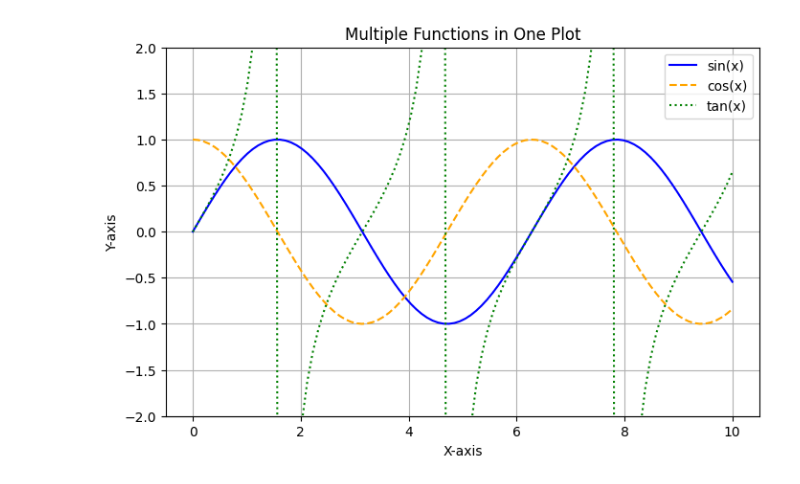
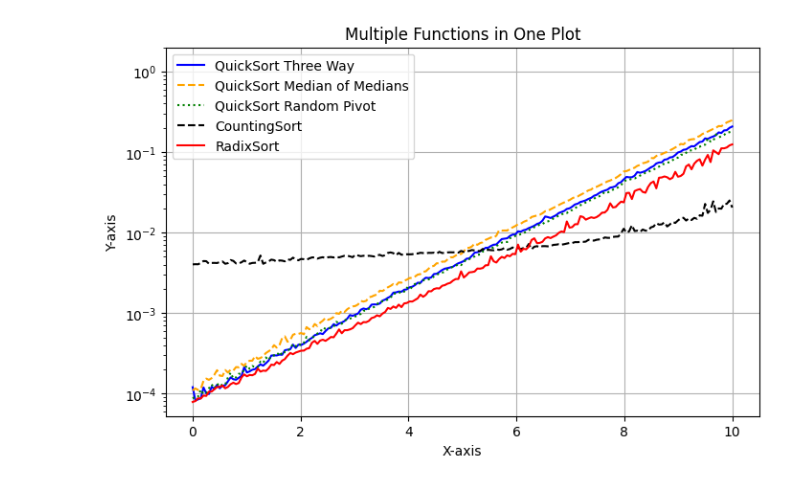
Before and after one commit to KOlCIqwq/Algoritms-and-Data-Structure, a Jupyter notebook: Lab/graphs.ipynb, the cells around one changed output. Saved outputs shown, nothing was run; the diff lists cells and outputs as text; code cells hidden in the pictures.

```diff
--- a/Lab/graphs.ipynb
+++ b/Lab/graphs.ipynb
@@ -97,17 +97,21 @@ plt.show()
 # %%
 plt.figure(figsize=(8, 5))
 
-x = np.linspace(0, 10, 100)
-plt.plot(x, np.sin(x), label='sin(x)', color='blue')
-plt.plot(x, np.cos(x), label='cos(x)', linestyle='--', color='orange')
-plt.plot(x, np.tan(x), label='tan(x)', linestyle=':', color='green')
+plt.yscale("log")
+x = np.linspace(0, 10, 200)
+plt.plot(x, main.times_quick_three, label='QuickSort Three Way', color='blue')
+plt.plot(x, main.times_quick_median, label='QuickSort Median of Medians', linestyle='--', color='orange')
+plt.plot(x, main.times_quick_random, label='QuickSort Random Pivot', linestyle=':', color='green')
+plt.plot(x, main.times_counting, label='CountingSort', linestyle='--', color='black')
+plt.plot(x, main.times_radix, label='RadixSort', linestyle='-', color='red')
 
 plt.title("Multiple Functions in One Plot")
 plt.xlabel("X-axis")
 plt.ylabel("Y-axis")
+
 plt.ylim(-2, 2)  # Limit the y-axis
 plt.legend()
 plt.grid(True)
 plt.show()
 # %% [output]
-[figure, old version]
+[figure, new version]
```
Also changed, not shown: parts of 3 cells of this notebook, 5 other files.
